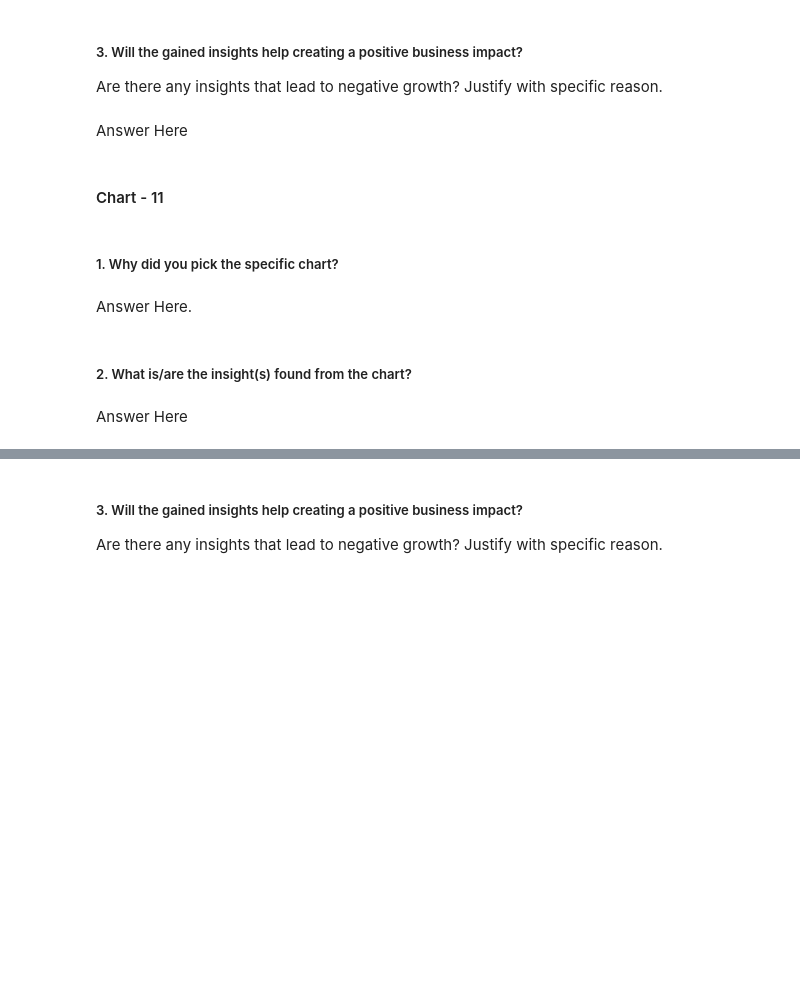
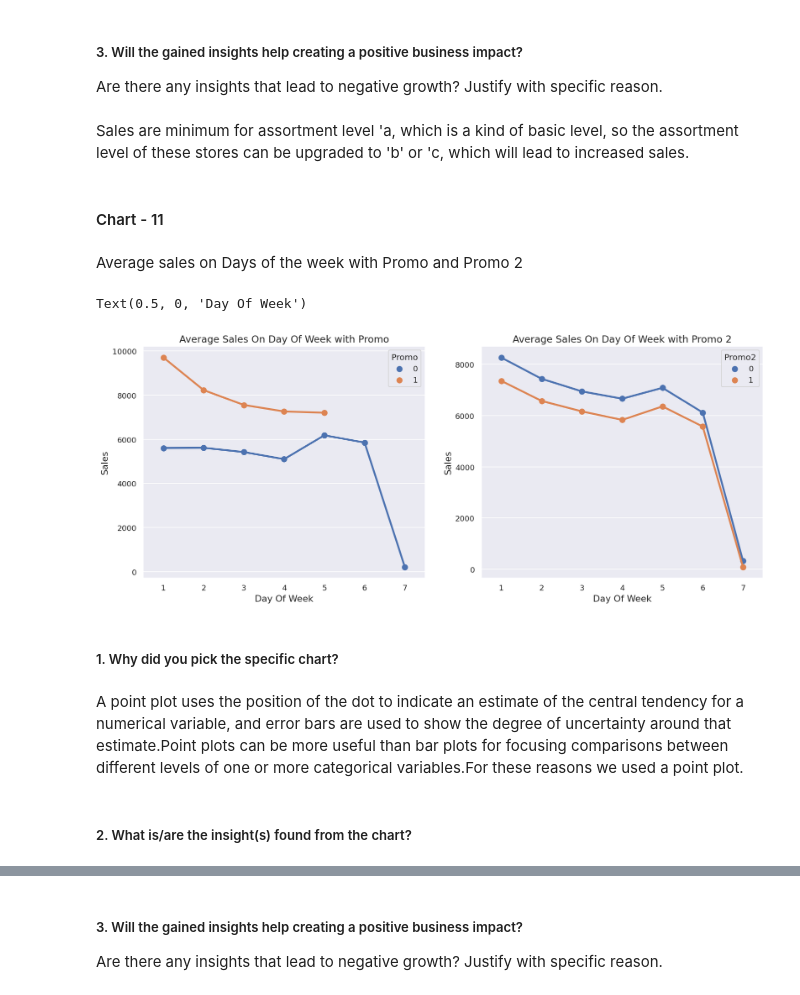
Before and after one commit to abhijain1216/Retail-Sales-Prediction-Regression-Project, a Jupyter notebook: Retail_Sales_Prediction_Regression_Project.ipynb, the cells around one changed output, grey strips where cells are left out. Saved outputs shown, nothing was run; the diff lists cells and outputs as text; code cells hidden in the pictures; blank space fills up the shorter version.

```diff
--- a/Retail_Sales_Prediction_Regression_Project.ipynb
+++ b/Retail_Sales_Prediction_Regression_Project.ipynb
@@ -948,7 +1047,7 @@ Answer Here
 # %% [markdown]
 ##### 3. Will the gained insights help creating a positive business impact?
 Are there any insights that lead to negative growth? Justify with specific reason.
-# %% [markdown]
-Answer Here
+# %% [markdown]
+Sales are minimum for assortment level 'a, which is a kind of basic level, so the assortment level of these stores can be upgraded to 'b' or 'c, which will lead to increased sales.
 # %% [markdown]
 #### Chart - 11
@@ -957,8 +1054,26 @@ Answer Here
+# %% [markdown]
+Average sales on Days of the week with Promo and Promo 2
+# %%
+# Chart - 11 visualization code
+
+# Visualization of average sales on Different days with Promo
+fig,ax = plt.subplots(1,2,figsize = (16,6),dpi = 120)
+sns.pointplot(data = rossmann_sales_df,x = 'DayOfWeek',y = 'Sales',hue = 'Promo',ax = ax[0])
+ax[0].set_title('Average Sales On Day Of Week with Promo',fontsize=14)
+ax[0].set_ylabel('Sales',fontsize=13)
+ax[0].set_xlabel('Day Of Week',fontsize=13)
+
+# Visualization of average sales on Different days with Promo 2
+sns.pointplot(data = rossmann_sales_df,x = 'DayOfWeek',y = 'Sales',hue = 'Promo2',ax = ax[1])
+ax[1].set_title('Average Sales On Day Of Week with Promo 2',fontsize=14)
+ax[1].set_ylabel('Sales',fontsize=13)
+ax[1].set_xlabel('Day Of Week',fontsize=13)
+# %% [output]
+Text(0.5, 0, 'Day Of Week')
+[figure, added]
 # %% [markdown]
 ##### 1. Why did you pick the specific chart?
-# %% [markdown]
-Answer Here.
+# %% [markdown]
+A point plot uses the position of the dot to indicate an estimate of the central tendency for a numerical variable, and error bars are used to show the degree of uncertainty around that estimate.Point plots can be more useful than bar plots for focusing comparisons between different levels of one or more categorical variables.For these reasons we used a point plot.
 # %% [markdown]
 ##### 2. What is/are the insight(s) found from the chart?
-# %% [markdown]
-Answer Here
```
Also changed, not shown: parts of 58 cells of this notebook.
